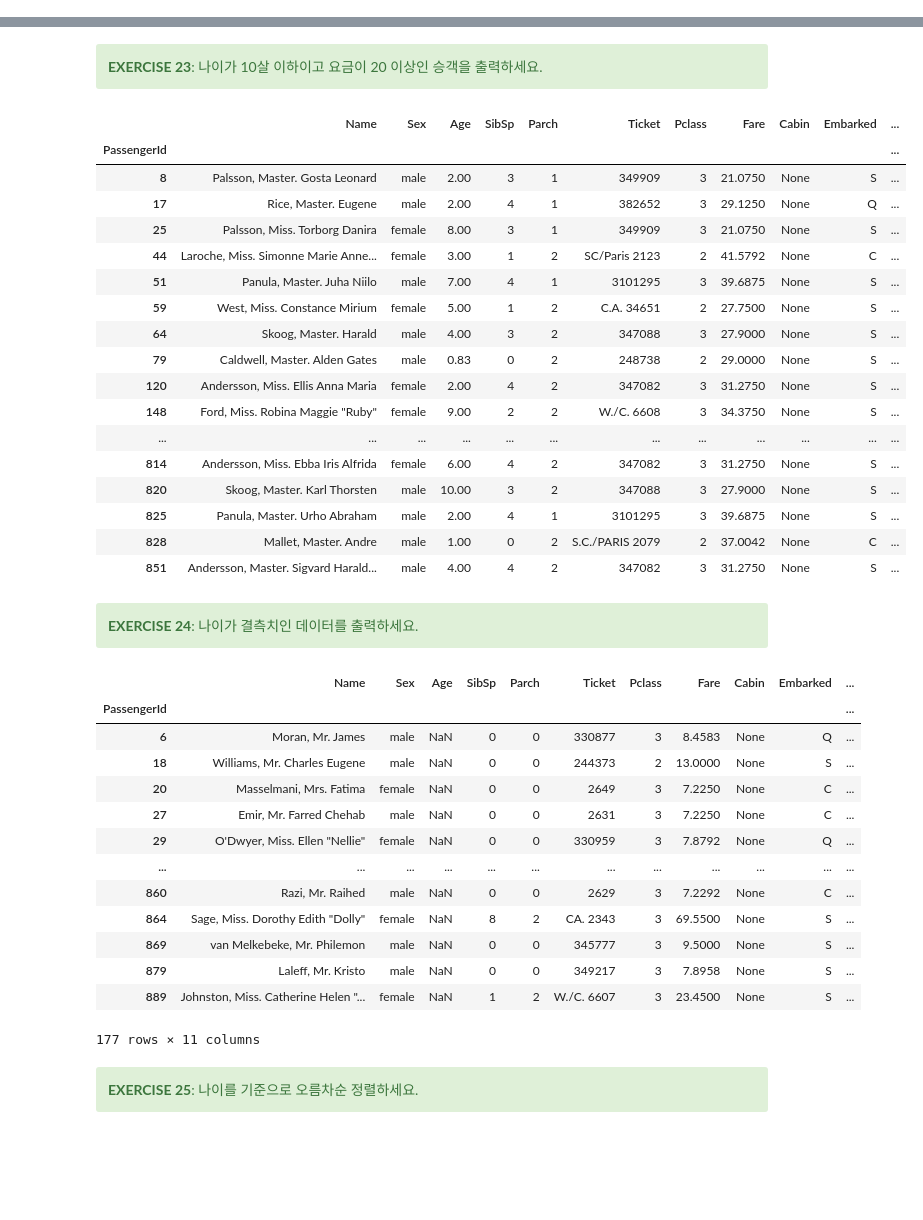
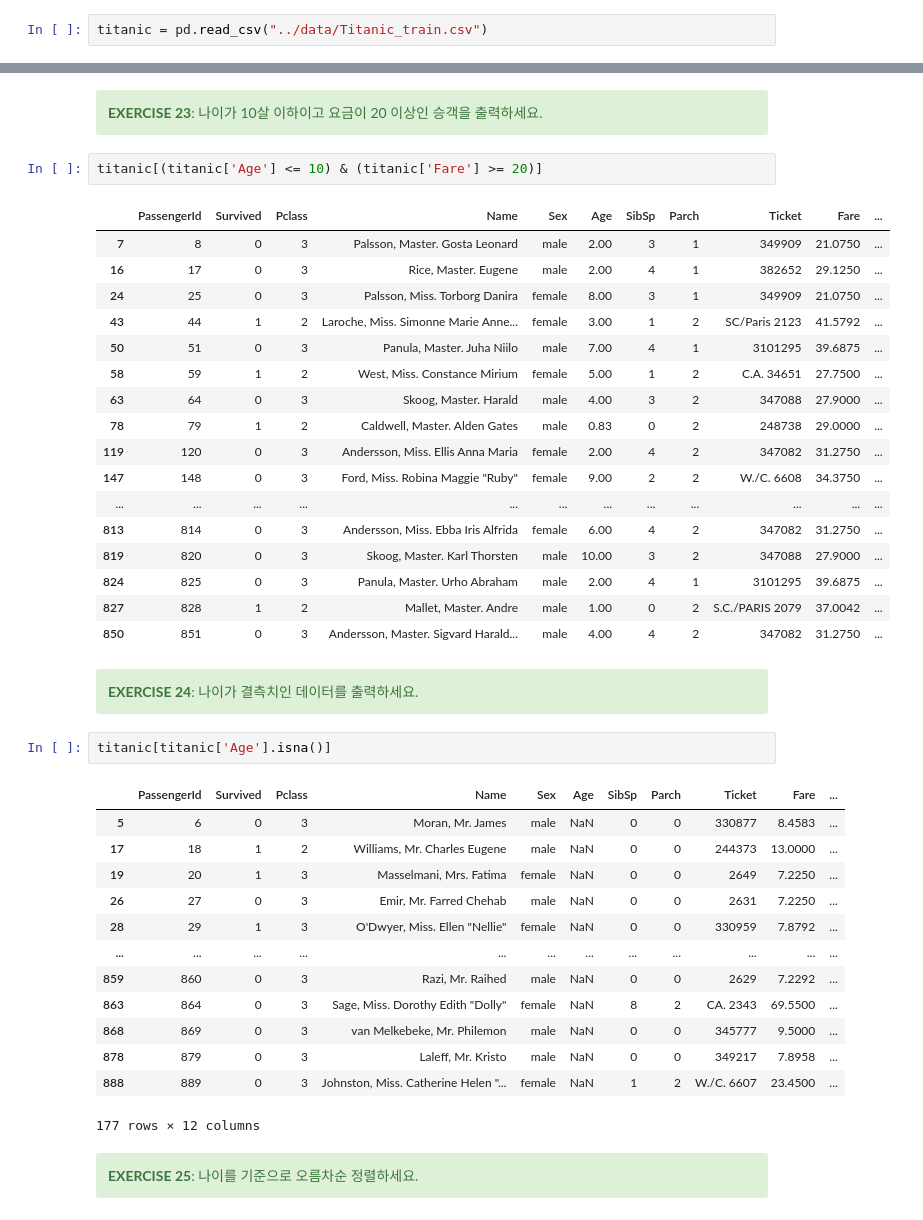
Before and after one commit to yejinzz423/fintech3, a Jupyter notebook: 06marchine_learning/Task/02_02pandas_연습문제_문제만.ipynb, the cells around one changed output, grey strips where cells are left out. Saved outputs shown, nothing was run; the diff lists cells and outputs as text; blank space fills up the shorter version.

```diff
--- a/06marchine_learning/Task/02_02pandas_연습문제_문제만.ipynb
+++ b/06marchine_learning/Task/02_02pandas_연습문제_문제만.ipynb
@@ -242 +273,2 @@ pymysql.install_as_MySQLdb()
 # %%
+titanic = pd.read_csv("../data/Titanic_train.csv")
@@ -421,45 +447,45 @@ array([0, 1])
     <b>EXERCISE 23</b>: 나이가 10살 이하이고 요금이 20 이상인 승객을 출력하세요.
 </div>
 # %%
+titanic[(titanic['Age'] <= 10) & (titanic['Fare'] >= 20)]
 # %% [output]
-|  | Name | Sex | Age | SibSp | Parch | Ticket | Pclass | Fare | Cabin | Embarked | ... |
-| PassengerId |  |  |  |  |  |  |  |  |  |  | ... |
-| 8 | Palsson, Master. Gosta Leonard | male | 2.00 | 3 | 1 | 349909 | 3 | 21.0750 | None | S | ... |
-| 17 | Rice, Master. Eugene | male | 2.00 | 4 | 1 | 382652 | 3 | 29.1250 | None | Q | ... |
-| 25 | Palsson, Miss. Torborg Danira | female | 8.00 | 3 | 1 | 349909 | 3 | 21.0750 | None | S | ... |
-| 44 | Laroche, Miss. Simonne Marie Anne... | female | 3.00 | 1 | 2 | SC/Paris 2123 | 2 | 41.5792 | None | C | ... |
-| 51 | Panula, Master. Juha Niilo | male | 7.00 | 4 | 1 | 3101295 | 3 | 39.6875 | None | S | ... |
-| 59 | West, Miss. Constance Mirium | female | 5.00 | 1 | 2 | C.A. 34651 | 2 | 27.7500 | None | S | ... |
-| 64 | Skoog, Master. Harald | male | 4.00 | 3 | 2 | 347088 | 3 | 27.9000 | None | S | ... |
-| 79 | Caldwell, Master. Alden Gates | male | 0.83 | 0 | 2 | 248738 | 2 | 29.0000 | None | S | ... |
-| 120 | Andersson, Miss. Ellis Anna Maria | female | 2.00 | 4 | 2 | 347082 | 3 | 31.2750 | None | S | ... |
-| 148 | Ford, Miss. Robina Maggie "Ruby" | female | 9.00 | 2 | 2 | W./C. 6608 | 3 | 34.3750 | None | S | ... |
+|  | PassengerId | Survived | Pclass | Name | Sex | Age | SibSp | Parch | Ticket | Fare | ... |
+| 7 | 8 | 0 | 3 | Palsson, Master. Gosta Leonard | male | 2.00 | 3 | 1 | 349909 | 21.0750 | ... |
+| 16 | 17 | 0 | 3 | Rice, Master. Eugene | male | 2.00 | 4 | 1 | 382652 | 29.1250 | ... |
+| 24 | 25 | 0 | 3 | Palsson, Miss. Torborg Danira | female | 8.00 | 3 | 1 | 349909 | 21.0750 | ... |
+| 43 | 44 | 1 | 2 | Laroche, Miss. Simonne Marie Anne... | female | 3.00 | 1 | 2 | SC/Paris 2123 | 41.5792 | ... |
+| 50 | 51 | 0 | 3 | Panula, Master. Juha Niilo | male | 7.00 | 4 | 1 | 3101295 | 39.6875 | ... |
+| 58 | 59 | 1 | 2 | West, Miss. Constance Mirium | female | 5.00 | 1 | 2 | C.A. 34651 | 27.7500 | ... |
+| 63 | 64 | 0 | 3 | Skoog, Master. Harald | male | 4.00 | 3 | 2 | 347088 | 27.9000 | ... |
+| 78 | 79 | 1 | 2 | Caldwell, Master. Alden Gates | male | 0.83 | 0 | 2 | 248738 | 29.0000 | ... |
+| 119 | 120 | 0 | 3 | Andersson, Miss. Ellis Anna Maria | female | 2.00 | 4 | 2 | 347082 | 31.2750 | ... |
+| 147 | 148 | 0 | 3 | Ford, Miss. Robina Maggie "Ruby" | female | 9.00 | 2 | 2 | W./C. 6608 | 34.3750 | ... |
 | ... | ... | ... | ... | ... | ... | ... | ... | ... | ... | ... | ... |
-| 814 | Andersson, Miss. Ebba Iris Alfrida | female | 6.00 | 4 | 2 | 347082 | 3 | 31.2750 | None | S | ... |
-| 820 | Skoog, Master. Karl Thorsten | male | 10.00 | 3 | 2 | 347088 | 3 | 27.9000 | None | S | ... |
-| 825 | Panula, Master. Urho Abraham | male | 2.00 | 4 | 1 | 3101295 | 3 | 39.6875 | None | S | ... |
-| 828 | Mallet, Master. Andre | male | 1.00 | 0 | 2 | S.C./PARIS 2079 | 2 | 37.0042 | None | C | ... |
-| 851 | Andersson, Master. Sigvard Harald... | male | 4.00 | 4 | 2 | 347082 | 3 | 31.2750 | None | S | ... |
+| 813 | 814 | 0 | 3 | Andersson, Miss. Ebba Iris Alfrida | female | 6.00 | 4 | 2 | 347082 | 31.2750 | ... |
+| 819 | 820 | 0 | 3 | Skoog, Master. Karl Thorsten | male | 10.00 | 3 | 2 | 347088 | 27.9000 | ... |
+| 824 | 825 | 0 | 3 | Panula, Master. Urho Abraham | male | 2.00 | 4 | 1 | 3101295 | 39.6875 | ... |
+| 827 | 828 | 1 | 2 | Mallet, Master. Andre | male | 1.00 | 0 | 2 | S.C./PARIS 2079 | 37.0042 | ... |
+| 850 | 851 | 0 | 3 | Andersson, Master. Sigvard Harald... | male | 4.00 | 4 | 2 | 347082 | 31.2750 | ... |
 # %% [markdown]
 <div class="alert alert-success">
     <b>EXERCISE 24</b>: 나이가 결측치인 데이터를 출력하세요.
 </div>
 # %%
+titanic[titanic['Age'].isna()]
 # %% [output]
-|  | Name | Sex | Age | SibSp | Parch | Ticket | Pclass | Fare | Cabin | Embarked | ... |
-| PassengerId |  |  |  |  |  |  |  |  |  |  | ... |
-| 6 | Moran, Mr. James | male | NaN | 0 | 0 | 330877 | 3 | 8.4583 | None | Q | ... |
-| 18 | Williams, Mr. Charles Eugene | male | NaN | 0 | 0 | 244373 | 2 | 13.0000 | None | S | ... |
-| 20 | Masselmani, Mrs. Fatima | female | NaN | 0 | 0 | 2649 | 3 | 7.2250 | None | C | ... |
-| 27 | Emir, Mr. Farred Chehab | male | NaN | 0 | 0 | 2631 | 3 | 7.2250 | None | C | ... |
-| 29 | O'Dwyer, Miss. Ellen "Nellie" | female | NaN | 0 | 0 | 330959 | 3 | 7.8792 | None | Q | ... |
+|  | PassengerId | Survived | Pclass | Name | Sex | Age | SibSp | Parch | Ticket | Fare | ... |
+| 5 | 6 | 0 | 3 | Moran, Mr. James | male | NaN | 0 | 0 | 330877 | 8.4583 | ... |
+| 17 | 18 | 1 | 2 | Williams, Mr. Charles Eugene | male | NaN | 0 | 0 | 244373 | 13.0000 | ... |
+| 19 | 20 | 1 | 3 | Masselmani, Mrs. Fatima | female | NaN | 0 | 0 | 2649 | 7.2250 | ... |
+| 26 | 27 | 0 | 3 | Emir, Mr. Farred Chehab | male | NaN | 0 | 0 | 2631 | 7.2250 | ... |
+| 28 | 29 | 1 | 3 | O'Dwyer, Miss. Ellen "Nellie" | female | NaN | 0 | 0 | 330959 | 7.8792 | ... |
 | ... | ... | ... | ... | ... | ... | ... | ... | ... | ... | ... | ... |
-| 860 | Razi, Mr. Raihed | male | NaN | 0 | 0 | 2629 | 3 | 7.2292 | None | C | ... |
-| 864 | Sage, Miss. Dorothy Edith "Dolly" | female | NaN | 8 | 2 | CA. 2343 | 3 | 69.5500 | None | S | ... |
-| 869 | van Melkebeke, Mr. Philemon | male | NaN | 0 | 0 | 345777 | 3 | 9.5000 | None | S | ... |
-| 879 | Laleff, Mr. Kristo | male | NaN | 0 | 0 | 349217 | 3 | 7.8958 | None | S | ... |
-| 889 | Johnston, Miss. Catherine Helen "... | female | NaN | 1 | 2 | W./C. 6607 | 3 | 23.4500 | None | S | ... |
+| 859 | 860 | 0 | 3 | Razi, Mr. Raihed | male | NaN | 0 | 0 | 2629 | 7.2292 | ... |
+| 863 | 864 | 0 | 3 | Sage, Miss. Dorothy Edith "Dolly" | female | NaN | 8 | 2 | CA. 2343 | 69.5500 | ... |
+| 868 | 869 | 0 | 3 | van Melkebeke, Mr. Philemon | male | NaN | 0 | 0 | 345777 | 9.5000 | ... |
+| 878 | 879 | 0 | 3 | Laleff, Mr. Kristo | male | NaN | 0 | 0 | 349217 | 7.8958 | ... |
+| 888 | 889 | 0 | 3 | Johnston, Miss. Catherine Helen "... | female | NaN | 1 | 2 | W./C. 6607 | 23.4500 | ... |
-177 rows × 11 columns
+177 rows × 12 columns
 # %% [markdown]
 <div class="alert alert-success">
     <b>EXERCISE 25</b>: 나이를 기준으로 오름차순 정렬하세요.
```
Also changed, not shown: parts of 66 cells of this notebook, 6 other files.
